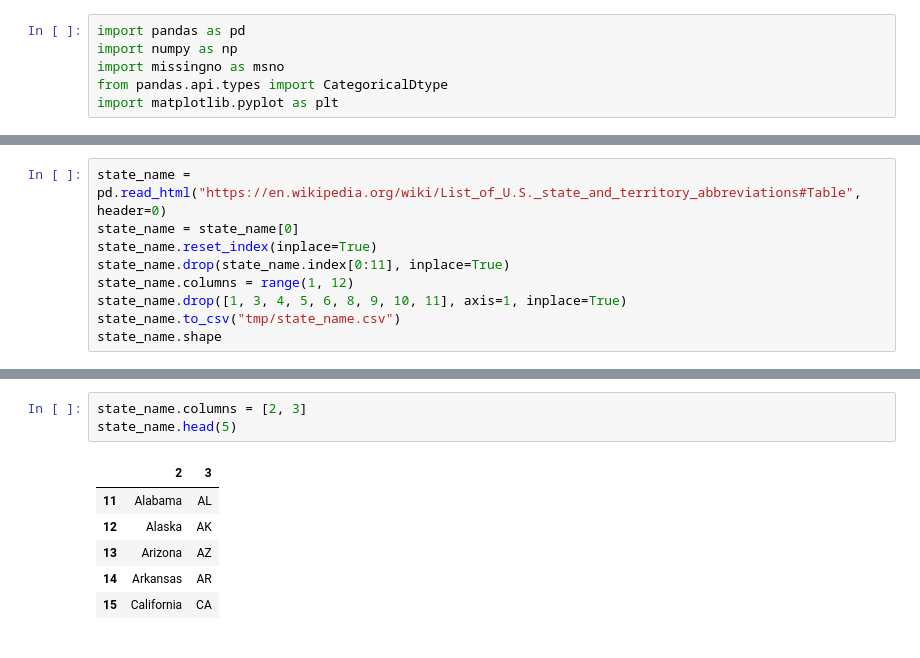
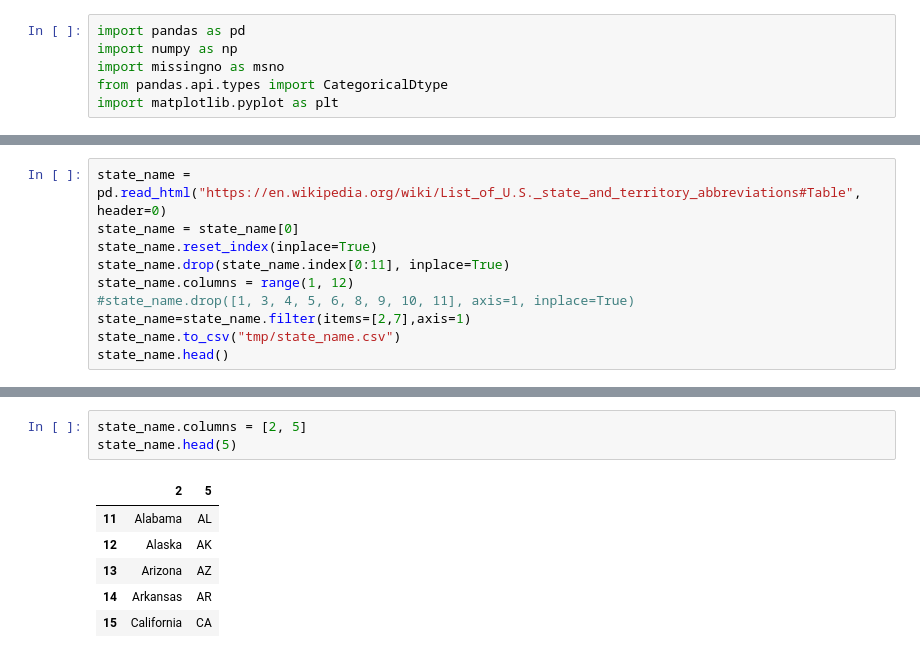
Before and after one commit to WitekHun/MOD8_2, a Jupyter notebook: Fatality.ipynb, the cells around one changed output, grey strips where cells are left out. Drawn from its saved outputs; the diff is of its cells as text.

```diff
--- a/Fatality.ipynb
+++ b/Fatality.ipynb
@@ -93,7 +115,8 @@ state_name = state_name[0]
 state_name.reset_index(inplace=True)
 state_name.drop(state_name.index[0:11], inplace=True)
 state_name.columns = range(1, 12)
-state_name.drop([1, 3, 4, 5, 6, 8, 9, 10, 11], axis=1, inplace=True)
+#state_name.drop([1, 3, 4, 5, 6, 8, 9, 10, 11], axis=1, inplace=True)
+state_name=state_name.filter(items=[2,7],axis=1)
 state_name.to_csv("tmp/state_name.csv")
-state_name.shape
+state_name.head()
 # %% [output]
@@ -101,8 +129,8 @@ state_name.shape
 # %%
-state_name.columns = [2, 3]
+state_name.columns = [2, 5]
 state_name.head(5)
 # %% [output]
-|  | 2 | 3 |
+|  | 2 | 5 |
 | 11 | Alabama | AL |
 | 12 | Alaska | AK |
 | 13 | Arizona | AZ |
```
Also changed, not shown: parts of 10 cells of this notebook, 3 other files.
